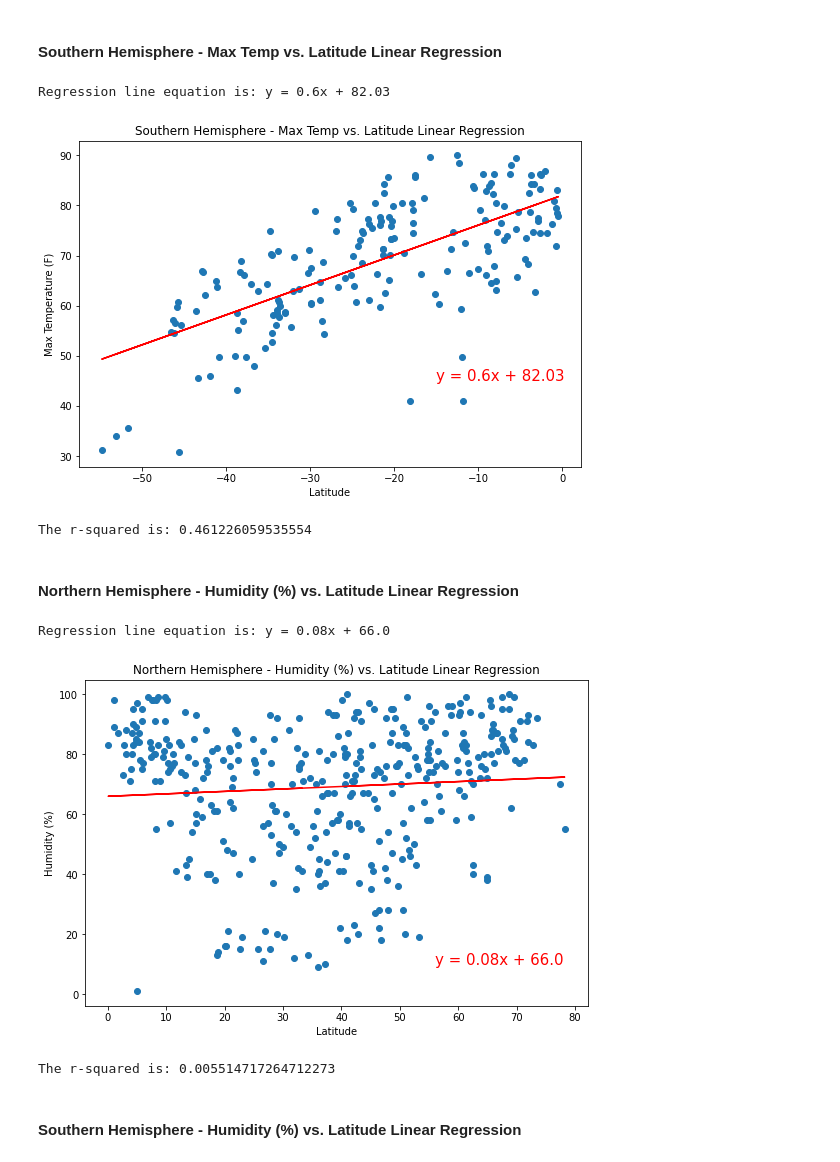
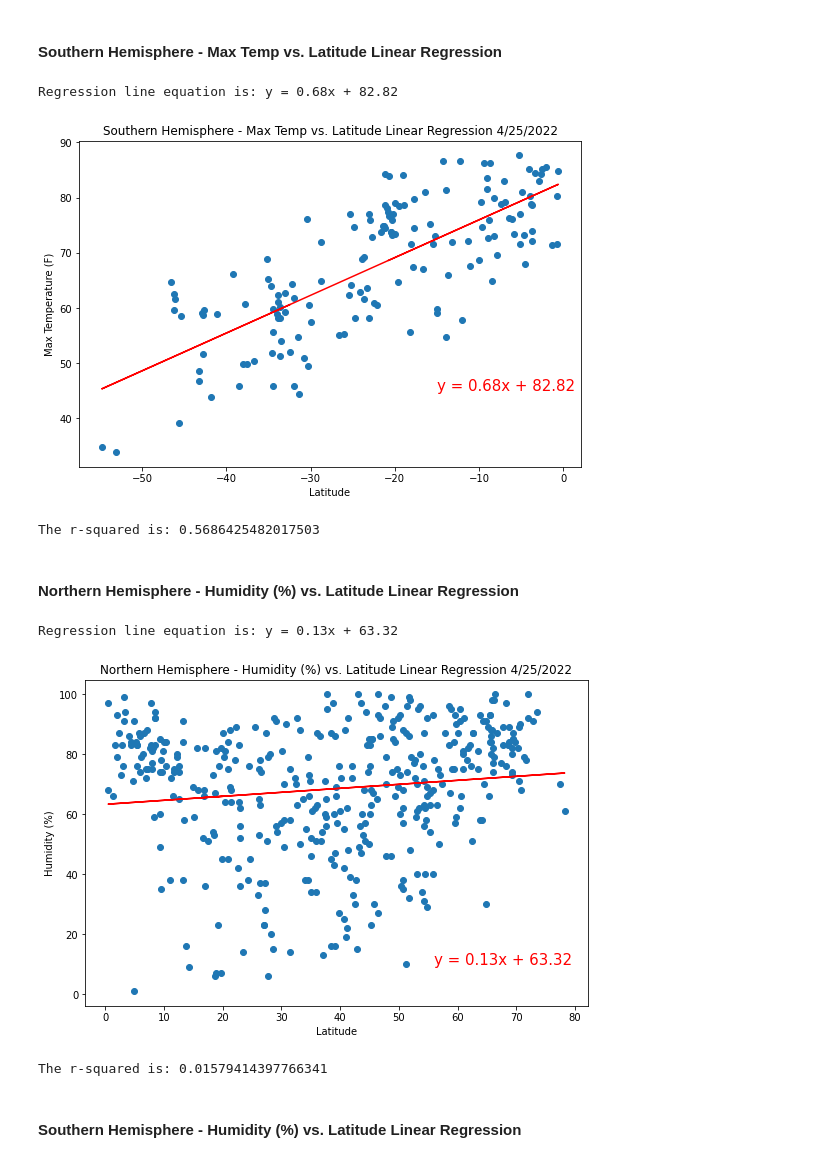
Before and after one commit to Srotich1/python-api-challenge, a Jupyter notebook: starter_code/WeatherPy.ipynb, the cells around one changed output. Drawn from its saved outputs; the diff is of its cells as text; code cells hidden in the pictures.

```diff
--- a/starter_code/WeatherPy.ipynb
+++ b/starter_code/WeatherPy.ipynb
@@ -280,40 +291,40 @@ plt.plot(x_values,regress_values,"r-")
 plt.annotate(line_eq,(-15,45),fontsize=15,color="red")
 plt.xlabel('Latitude')
 plt.ylabel('Max Temperature (F)')
-plt.title('Southern Hemisphere - Max Temp vs. Latitude Linear Regression')
+plt.title('Southern Hemisphere - Max Temp vs. Latitude Linear Regression'" ""4/25/2022")
 #******
 plt.show()
 print(f"The r-squared is: {rvalue**2}")
 plt.show()
 # %% [output]
-Regression line equation is: y = 0.6x + 82.03
+Regression line equation is: y = 0.68x + 82.82
-[figure, old version]
+[figure, new version]
-The r-squared is: 0.461226059535554
+The r-squared is: 0.5686425482017503
 # %% [markdown]
 ####  Northern Hemisphere - Humidity (%) vs. Latitude Linear Regression
 # %%
 #north hemisphere humidity and latitude
 plt.figure(figsize=(9,6))
 x_values = north_hemi_df['Latitude']
 y_values = north_hemi_df['Humidity']
 (slope, intercept, rvalue, pvalue, stderr) = linregress(x_values, y_values)
 regress_values = x_values * slope + intercept
 line_eq = "y = " + str(round(slope,2)) + "x + " + str(round(intercept,2))
 print(f"Regression line equation is: {line_eq}")
 plt.scatter(x_values,y_values)
 plt.plot(x_values,regress_values,"r-")
 plt.annotate(line_eq,(56,10),fontsize=15,color="red")
 plt.xlabel('Latitude')
 plt.ylabel('Humidity (%)')
-plt.title('Northern Hemisphere - Humidity (%) vs. Latitude Linear Regression')
+plt.title('Northern Hemisphere - Humidity (%) vs. Latitude Linear Regression'" ""4/25/2022")
 #******
 plt.show()
 print(f"The r-squared is: {rvalue**2}")
 plt.show()
 # %% [output]
-Regression line equation is: y = 0.08x + 66.0
+Regression line equation is: y = 0.13x + 63.32
-[figure, old version]
+[figure, new version]
-The r-squared is: 0.005514717264712273
+The r-squared is: 0.01579414397766341
 # %% [markdown]
 ####  Southern Hemisphere - Humidity (%) vs. Latitude Linear Regression
 # %%
```
Also changed, not shown: parts of 17 cells of this notebook, 10 other files.
